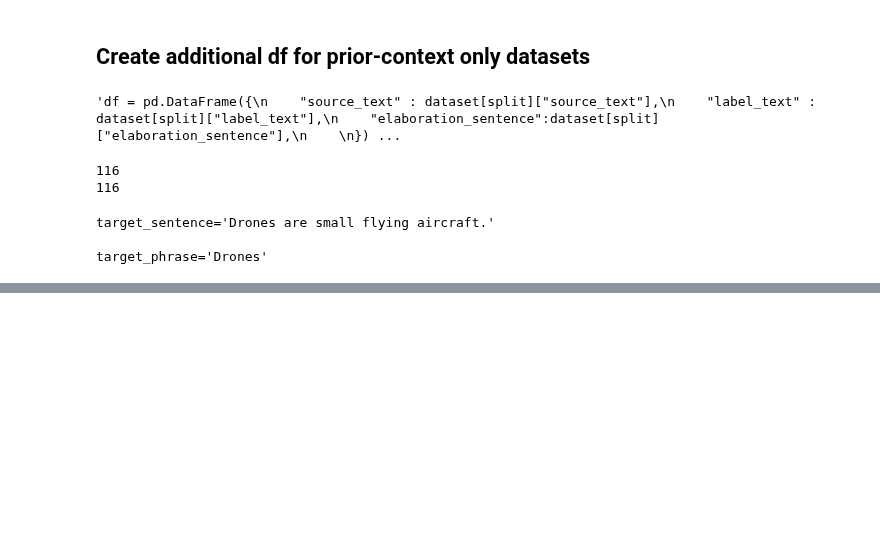
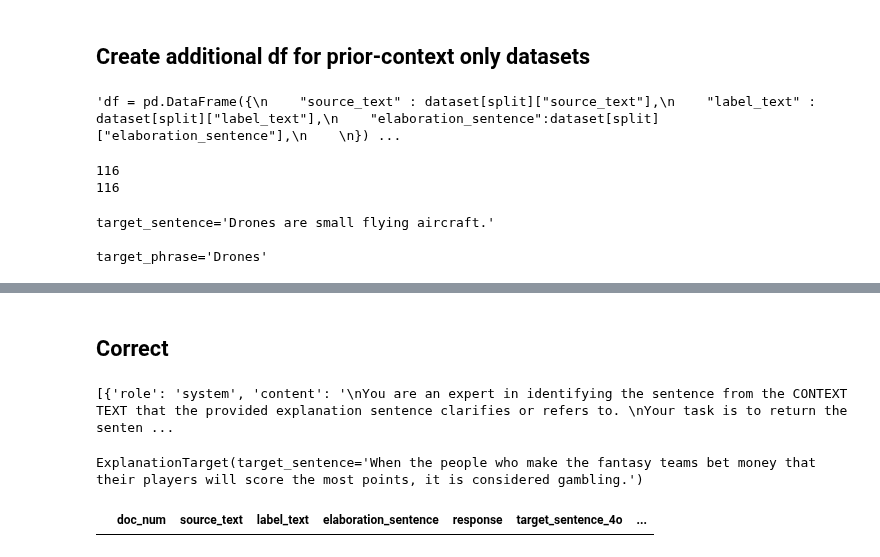
Before and after one commit to martgru/ElabSimp, a Jupyter notebook: main/identify_elaboration_targets.ipynb, the cells around one changed output, grey strips where cells are left out. Saved outputs shown, nothing was run; the diff lists cells and outputs as text; code cells hidden in the pictures; blank space fills up the shorter version.

Commit message:
correct targets

```diff
--- a/main/identify_elaboration_targets.ipynb
+++ b/main/identify_elaboration_targets.ipynb
@@ -456,0 +677,2 @@ target_phrase='Drones'
+# %% [markdown]
+## Correct
@@ -456,0 +712,19 @@ target_phrase='Drones'
+# %%
+print(df_targets["messages"].iloc[42])
+# %% [output]
+[{'role': 'system', 'content': '\nYou are an expert in identifying the sentence from the CONTEXT TEXT that the provided explanation sentence clarifies or refers to. \nYour task is to return the senten ...
+# %%
+df_targets.loc[,"target_sentence_4o"]
+# %% [output]
+ExplanationTarget(target_sentence='When the people who make the fantasy teams bet money that their players will score the most points, it is considered gambling.')
+# %%
+import pandas as pd
+
+split = "train"
+setting = "c4sp"
+filename = f"../data/elaborations/train/{split}_ds_{setting}_elab_targets.csv" #f"../data/elaborations/{split}_ds_{setting}_subjects_targets.csv"#f"../data/elaborations/{split}_ds_{setting}_elab_targets.csv"
+df_t = pd.read_csv(filename)
+# %%
+df_t[df_t["target_sentence_4o"]==""]
+# %% [output]
+|  | doc_num | source_text | label_text | elaboration_sentence | response | target_sentence_4o | ... |
```
Also changed, not shown: parts of 40 cells of this notebook.
